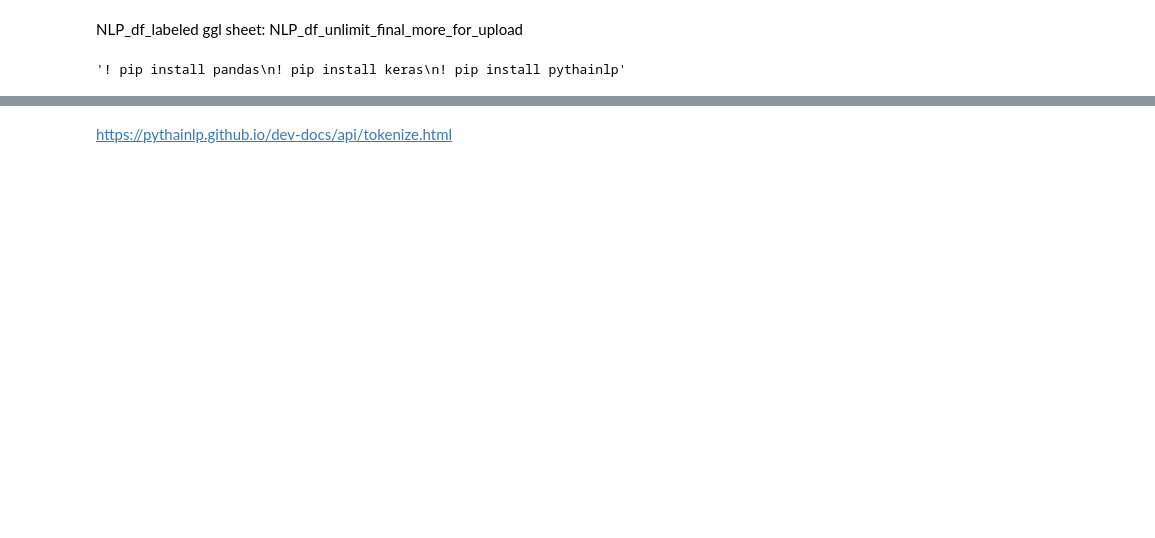
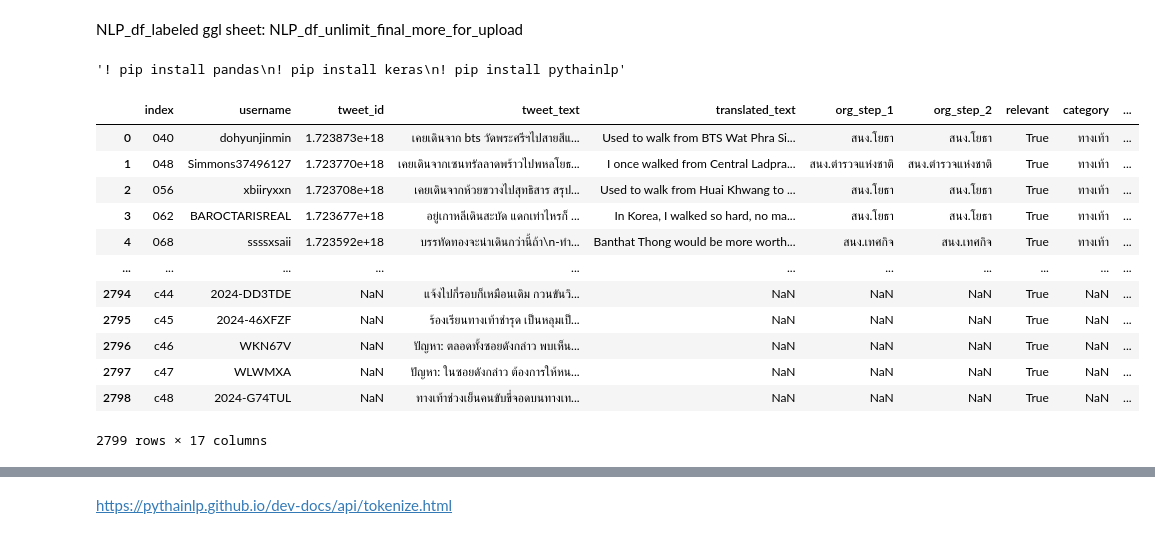
Before and after one commit to knnatt/Twitter_NLP, a Jupyter notebook: lstm_v.sukree_keras_relevance.ipynb, the cells around one changed output, grey strips where cells are left out. Cells and saved outputs as stored; diff of their text form; code cells hidden in the pictures; blank space fills up the shorter version.

```diff
--- a/lstm_v.sukree_keras_relevance.ipynb
+++ b/lstm_v.sukree_keras_relevance.ipynb
@@ -59,0 +60,16 @@ df_all = pd.read_csv("./TestNLP_labeled_lstm.csv")
+# %%
+df_all
+# %% [output]
+|  | index | username | tweet_id | tweet_text | translated_text | org_step_1 | org_step_2 | relevant | category | ... |
+| 0 | 040 | dohyunjinmin | 1.723873e+18 | เคยเดินจาก bts วัดพระศรีฯไปสายสีแ... | Used to walk from BTS Wat Phra Si... | สนง.โยธา | สนง.โยธา | True | ทางเท้า | ... |
+| 1 | 048 | Simmons37496127 | 1.723770e+18 | เคยเดินจากเซนทรัลลาดพร้าวไปพหลโยธ... | I once walked from Central Ladpra... | สนง.ตำรวจแห่งชาติ | สนง.ตำรวจแห่งชาติ | True | ทางเท้า | ... |
+| 2 | 056 | xbiiryxxn | 1.723708e+18 | เคยเดินจากห้วยขวางไปสุทธิสาร สรุป... | Used to walk from Huai Khwang to ... | สนง.โยธา | สนง.โยธา | True | ทางเท้า | ... |
+| 3 | 062 | BAROCTARISREAL | 1.723677e+18 | อยู่เกาหลีเดินสะบัด แดกเท่าไหรก็ ... | In Korea, I walked so hard, no ma... | สนง.โยธา | สนง.โยธา | True | ทางเท้า | ... |
+| 4 | 068 | ssssxsaii | 1.723592e+18 | บรรทัดทองจะน่าเดินกว่านี้ถ้า\n-ทำ... | Banthat Thong would be more worth... | สนง.เทศกิจ | สนง.เทศกิจ | True | ทางเท้า | ... |
+| ... | ... | ... | ... | ... | ... | ... | ... | ... | ... | ... |
+| 2794 | c44 | 2024-DD3TDE | NaN | แจ้งไปกี่รอบก็เหมือนเดิม กวนขันวิ... | NaN | NaN | NaN | True | NaN | ... |
+| 2795 | c45 | 2024-46XFZF | NaN | ร้องเรียนทางเท้าชำรุด เป็นหลุมเป็... | NaN | NaN | NaN | True | NaN | ... |
+| 2796 | c46 | WKN67V | NaN | ปัญหา: ตลอดทั้งซอยดังกล่าว พบเห็น... | NaN | NaN | NaN | True | NaN | ... |
+| 2797 | c47 | WLWMXA | NaN | ปัญหา: ในซอยดังกล่าว ต้องการให้หน... | NaN | NaN | NaN | True | NaN | ... |
+| 2798 | c48 | 2024-G74TUL | NaN | ทางเท้าช่วงเย็นคนขับขี่จอดบนทางเท... | NaN | NaN | NaN | True | NaN | ... |
+2799 rows × 17 columns
```
Also changed, not shown: parts of 32 cells of this notebook.
